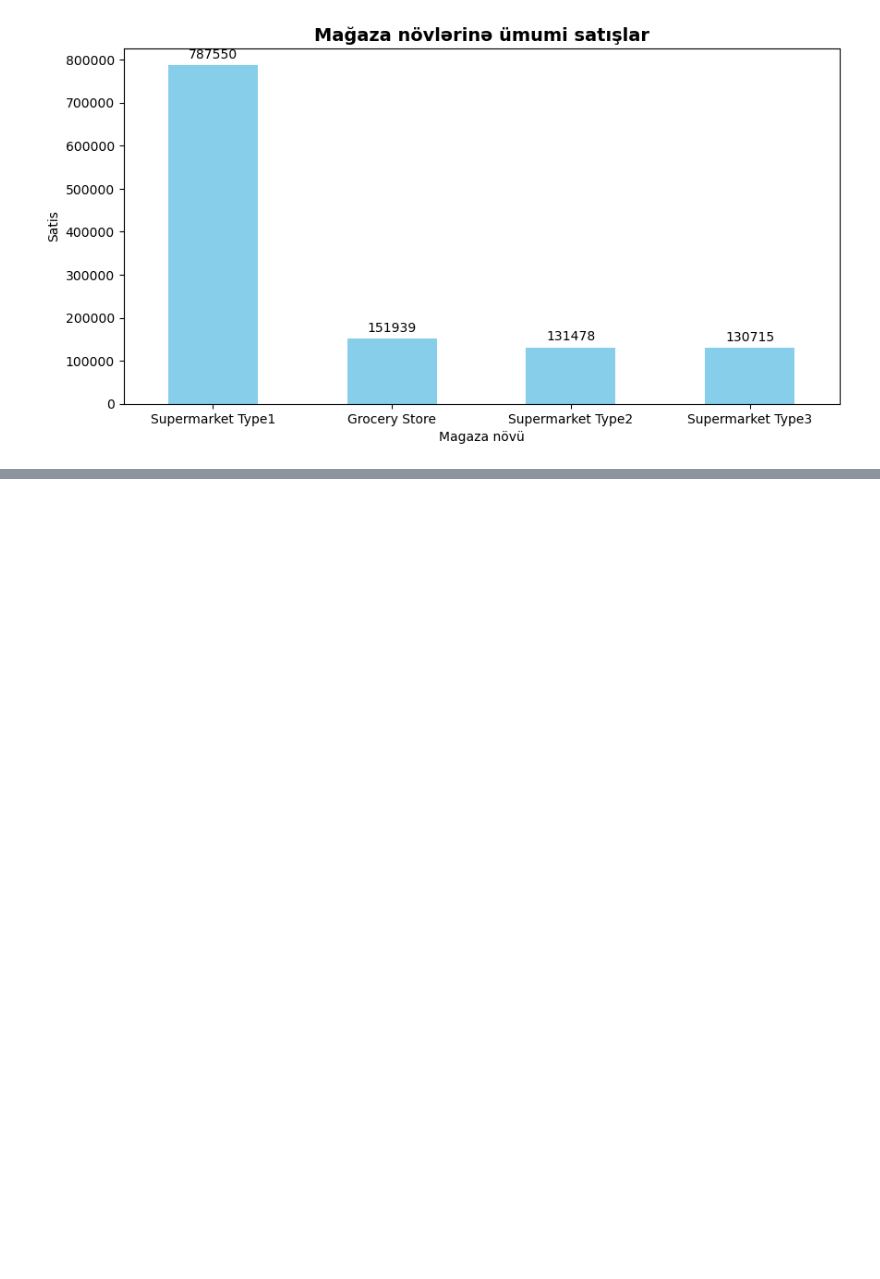
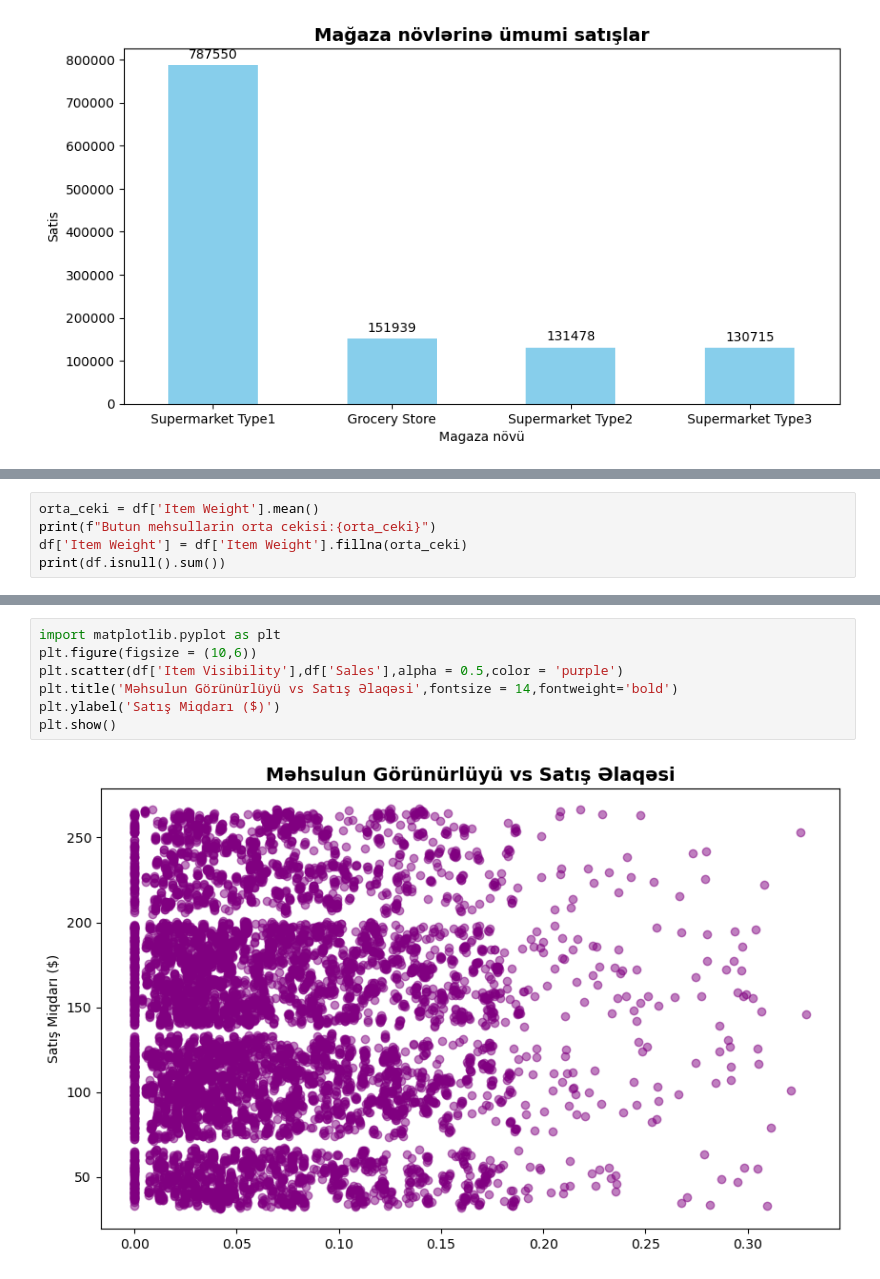
Before and after one commit to Nicat777222/Python-Data-Analysis-Tricks, a Jupyter notebook: 01_BlinkIT_Data_Temizleme_ve_Satis.ipynb, the cells around one changed output, grey strips where cells are left out. Saved outputs shown, nothing was run; the diff lists cells and outputs as text; blank space fills up the shorter version.

```diff
--- a/01_BlinkIT_Data_Temizleme_ve_Satis.ipynb
+++ b/01_BlinkIT_Data_Temizleme_ve_Satis.ipynb
@@ -66,0 +83,5 @@ plt.show()
+# %%
+orta_ceki = df['Item Weight'].mean()
+print(f"Butun mehsullarin orta cekisi:{orta_ceki}")
+df['Item Weight'] = df['Item Weight'].fillna(orta_ceki)
+print(df.isnull().sum())
@@ -66,0 +112,9 @@ plt.show()
+# %%
+import matplotlib.pyplot as plt
+plt.figure(figsize = (10,6))
+plt.scatter(df['Item Visibility'],df['Sales'],alpha = 0.5,color = 'purple')
+plt.title('Məhsulun Görünürlüyü vs Satış Əlaqəsi',fontsize = 14,fontweight='bold')
+plt.ylabel('Satış Miqdarı ($)')
+plt.show()
+# %% [output]
+[figure, added]
```
Also changed, not shown: parts of 5 cells of this notebook.
